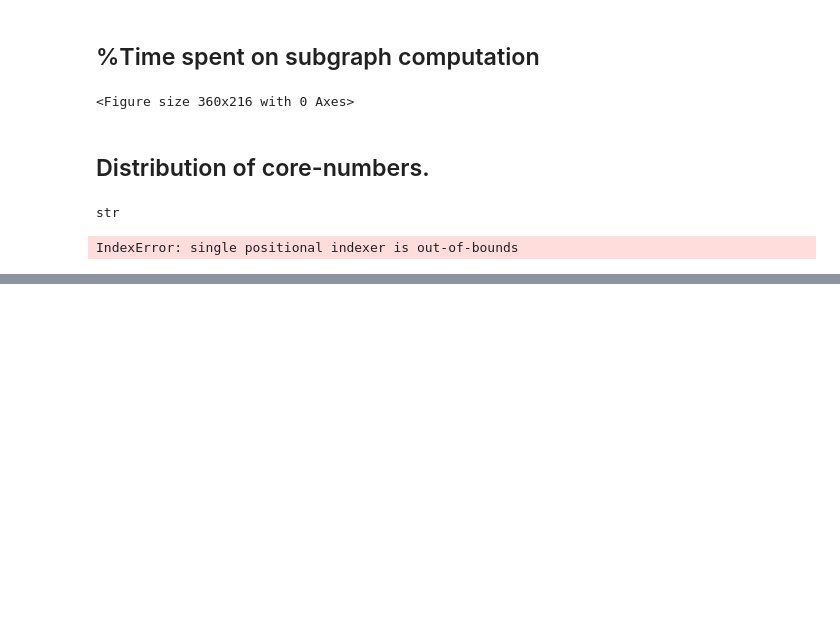
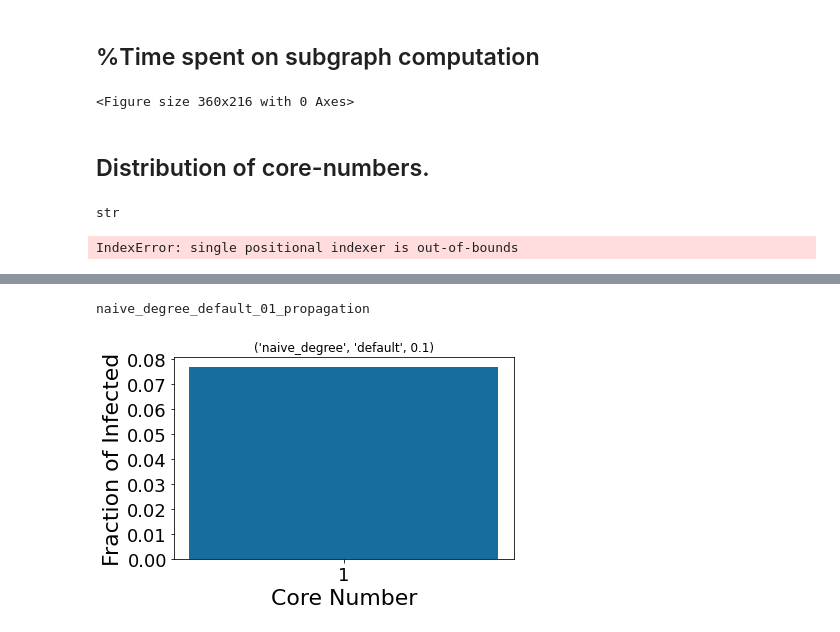
Before and after one commit to bishwamittra/scripts_hg-core-decomposition, a Jupyter notebook: read_output.ipynb, the cells around one changed output, grey strips where cells are left out. Drawn from its saved outputs; the diff is of its cells as text; code cells hidden in the pictures; blank space fills up the shorter version.

Commit message:
results of propagation algo

```diff
--- a/read_output.ipynb
+++ b/read_output.ipynb
@@ -29,7 +29,7 @@ labelsize = 18
 # df2.head()
 # %%
 # df = pd.read_csv("data/output/result.csv", header=None)
-df = pd.read_csv(output_folder+"result.csv")
+df = pd.read_csv(output_folder+"result.csv", header=None)
 df.columns = ['algo', 'bucket update time', 'core', 'dataset', 'degree call time', 'execution time', 'init time', 'inner iteration', 'neighborhood call time', 'num bucket update', 'num degree computation', 'num neighborhood computation', 'num subgraph call', 'num_threads', 'outerloop time', 'param_s', 'subgraph computation time', 'total iteration']
 # df.columns = ['algo', 'bucket update time', 'core', 'dataset', 'degree call time', 'execution time', 'init time', 'inner iteration', 'memory taken', 'neighborhood call time', 'num bucket update', 'num degree computation', 'num neighborhood computation', 'num subgraph call', 'num_threads', 'outerloop time', 'param_s', 'subgraph computation time', 'total iteration']
 print(df.shape)
@@ -437,0 +455,5 @@ dummy cell
+# %%
+df = pd.read_csv(output_folder + "propagation_result.csv", header=None)
+df.columns = ['algo', 'dataset', 'p', 'result']
+print(df.shape)
+df
@@ -437,0 +473,30 @@ dummy cell
+# %%
+save = True
+
+group_list = ['algo', 'dataset', 'p']
+for key, item in df.groupby(group_list, as_index=False):
+    # there should be only one result
+    assert item.shape[0] == 1
+
+    result = literal_eval(item['result'].iloc[0])
+    result = [(k, v) for k in result for v in result[k]]
+    result_df = pd.DataFrame(result, columns = ['core number', 'infected'])
+
+    sns.barplot(x = 'core number', y = 'infected', data=result_df, palette='colorblind')
+    plt.xlabel('Core Number', fontsize=fontsize)
+    plt.ylabel("Fraction of Infected", fontsize=fontsize)
+    plt.xticks(fontsize=labelsize)
+    plt.yticks(fontsize=labelsize)
+    plt.title(key)
+    plt.tight_layout()
+    filename = (" ".join(map(str, key)) + " propagation").replace(" ", "_").replace(".", "")
+    if(save):
+        plt.savefig(output_folder+"fig/" + filename + ".pdf")
+    else:
+        print(filename)
+        plt.show()
+        break
+    plt.clf()
+# %% [output]
+naive_degree_default_01_propagation
+[figure, added]
```
Also changed, not shown: parts of 4 cells of this notebook, 4 other files.
